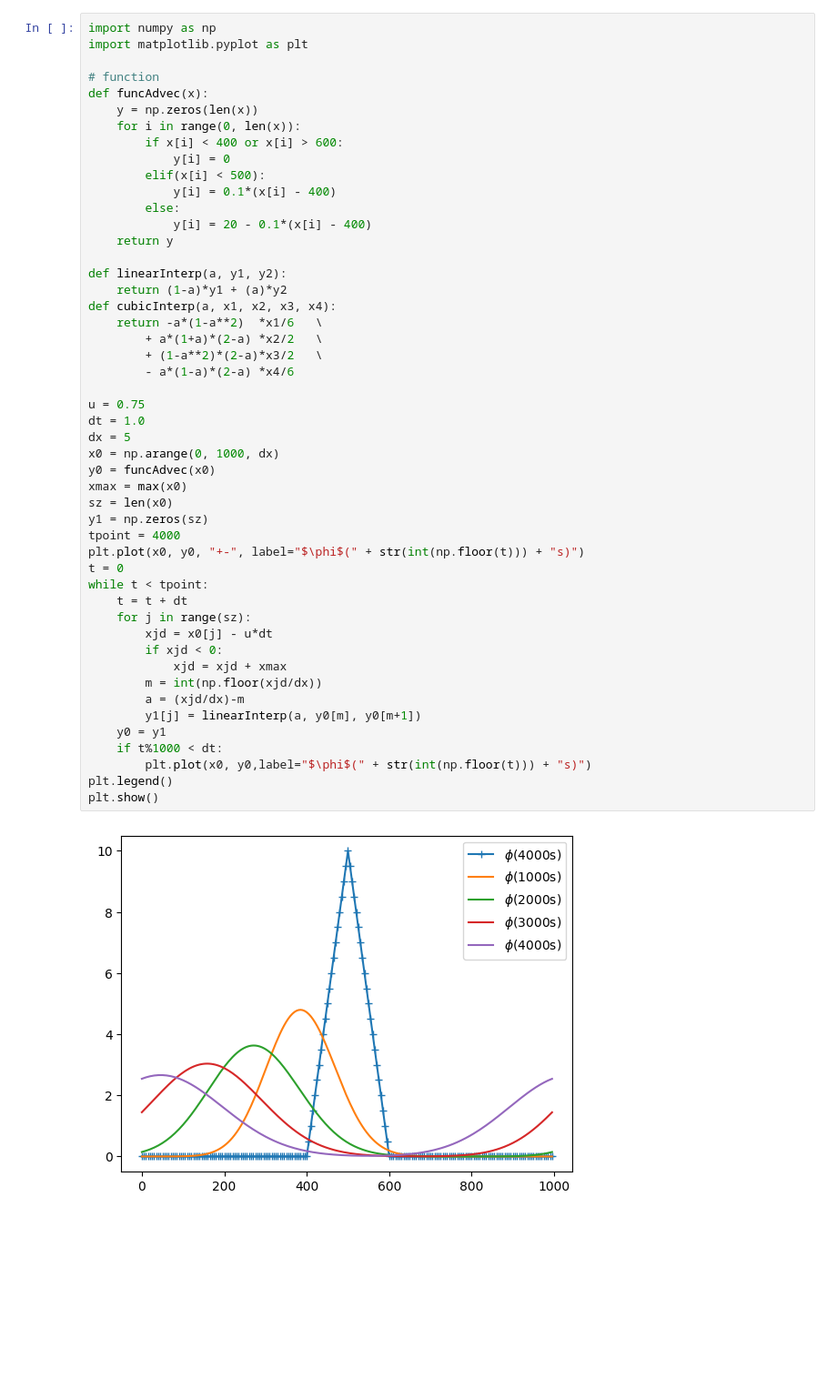
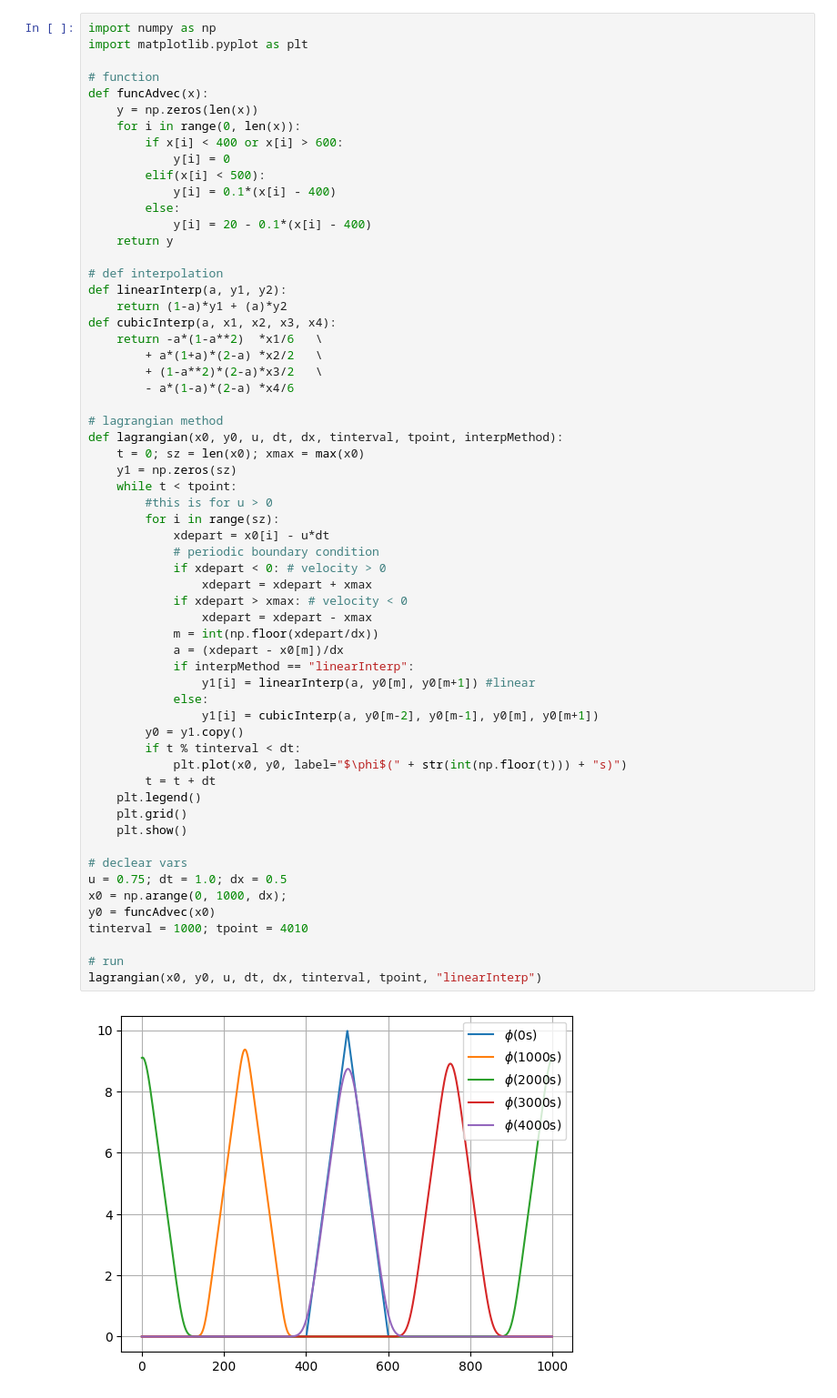
Before and after one commit to hnguyen-repos/numforGeosciences-ICTP, a Jupyter notebook: ex4-lagrangian.ipynb, the cells around one changed output. Shown at 91% size. Cells and saved outputs as stored; diff of their text form; blank space fills up the shorter version.

```diff
--- a/ex4-lagrangian.ipynb
+++ b/ex4-lagrangian.ipynb
@@ -1,51 +1,62 @@
 # %%
 import numpy as np
 import matplotlib.pyplot as plt
 
 # function
 def funcAdvec(x):
     y = np.zeros(len(x))
     for i in range(0, len(x)):
         if x[i] < 400 or x[i] > 600:
             y[i] = 0
         elif(x[i] < 500):
             y[i] = 0.1*(x[i] - 400)
         else:
             y[i] = 20 - 0.1*(x[i] - 400)
     return y
 
+# def interpolation
 def linearInterp(a, y1, y2):
     return (1-a)*y1 + (a)*y2
 def cubicInterp(a, x1, x2, x3, x4):
     return -a*(1-a**2)  *x1/6   \
         + a*(1+a)*(2-a) *x2/2   \
         + (1-a**2)*(2-a)*x3/2   \
         - a*(1-a)*(2-a) *x4/6
 
-u = 0.75
-dt = 1.0
-dx = 5
-x0 = np.arange(0, 1000, dx)
+# lagrangian method
+def lagrangian(x0, y0, u, dt, dx, tinterval, tpoint, interpMethod):
+    t = 0; sz = len(x0); xmax = max(x0)
+    y1 = np.zeros(sz)
+    while t < tpoint:
+        #this is for u > 0
+        for i in range(sz):
+            xdepart = x0[i] - u*dt
+            # periodic boundary condition
+            if xdepart < 0: # velocity > 0
+                xdepart = xdepart + xmax
+            if xdepart > xmax: # velocity < 0
+                xdepart = xdepart - xmax
+            m = int(np.floor(xdepart/dx))
+            a = (xdepart - x0[m])/dx
+            if interpMethod == "linearInterp":
+                y1[i] = linearInterp(a, y0[m], y0[m+1]) #linear
+            else:
+                y1[i] = cubicInterp(a, y0[m-2], y0[m-1], y0[m], y0[m+1])
+        y0 = y1.copy()
+        if t % tinterval < dt:
+            plt.plot(x0, y0, label="$\phi$(" + str(int(np.floor(t))) + "s)")
+        t = t + dt
+    plt.legend()
+    plt.grid()
+    plt.show()
+
+# declear vars
+u = 0.75; dt = 1.0; dx = 0.5
+x0 = np.arange(0, 1000, dx);
 y0 = funcAdvec(x0)
-xmax = max(x0)
-sz = len(x0)
-y1 = np.zeros(sz)
-tpoint = 4000
-plt.plot(x0, y0, "+-", label="$\phi$(" + str(int(np.floor(t))) + "s)")
-t = 0
-while t < tpoint:
-    t = t + dt
-    for j in range(sz):
-        xjd = x0[j] - u*dt
-        if xjd < 0:
-            xjd = xjd + xmax
-        m = int(np.floor(xjd/dx))
-        a = (xjd/dx)-m
-        y1[j] = linearInterp(a, y0[m], y0[m+1])
-    y0 = y1
-    if t%1000 < dt:
-        plt.plot(x0, y0,label="$\phi$(" + str(int(np.floor(t))) + "s)")
-plt.legend()
-plt.show()
+tinterval = 1000; tpoint = 4010
+
+# run
+lagrangian(x0, y0, u, dt, dx, tinterval, tpoint, "linearInterp")
 # %% [output]
-[figure, old version]
+[figure, new version]
```
Also changed, not shown: parts of 2 cells of this notebook, 4 other files.
